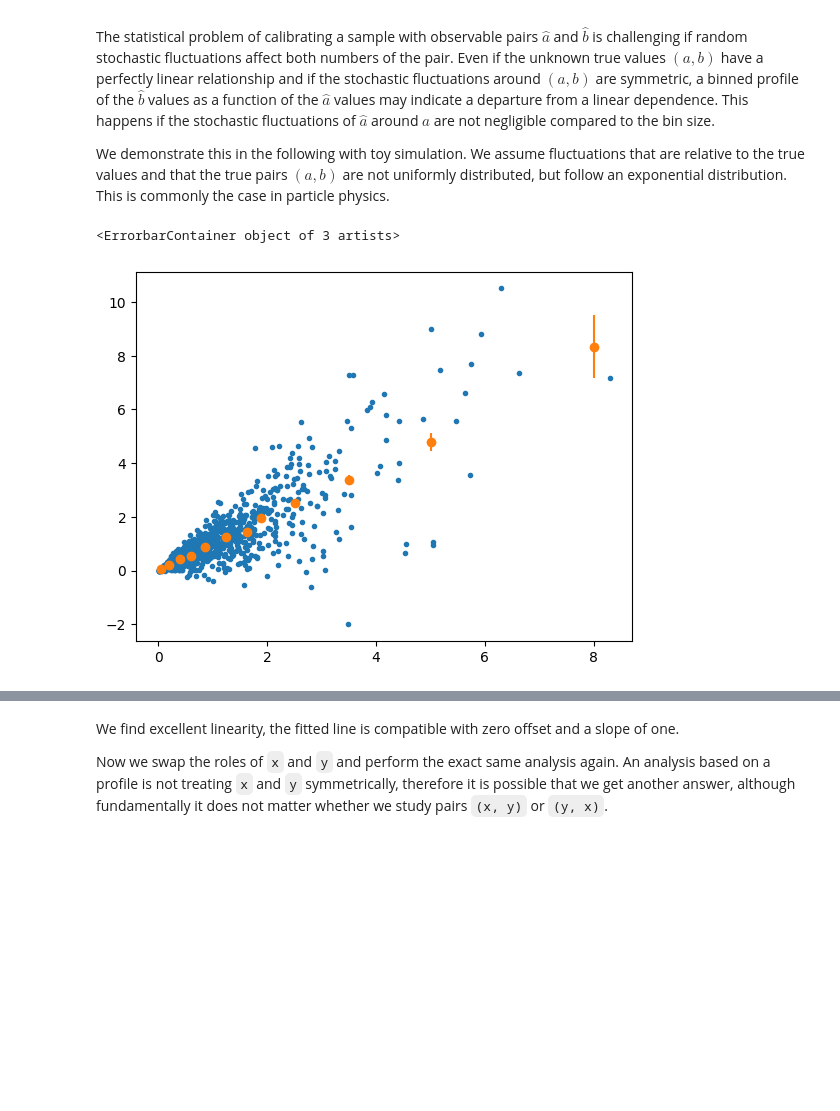
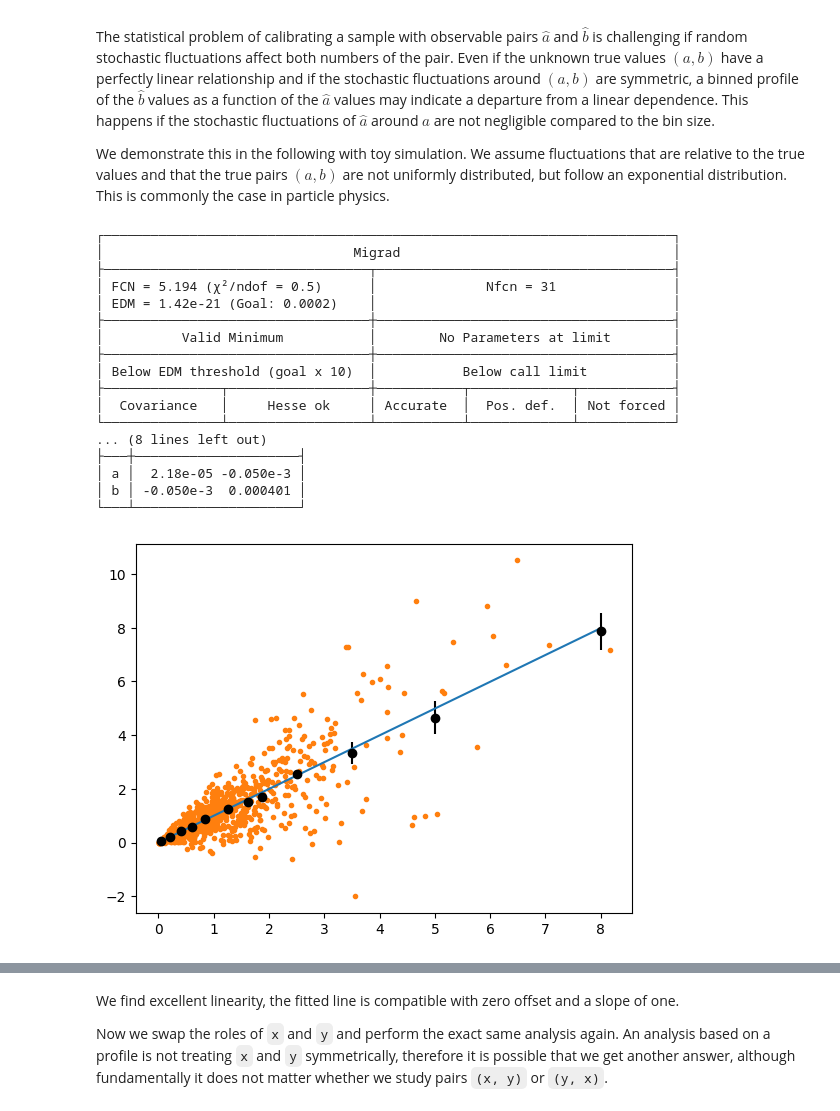
Before and after one commit to HDembinski/HDembinski.github.io, a Jupyter notebook: naive_calibration_bias.ipynb, the cells around one changed output, grey strips where cells are left out. Cells and saved outputs as stored; diff of their text form; code cells hidden in the pictures; blank space fills up the shorter version.

```diff
--- a/naive_calibration_bias.ipynb
+++ b/naive_calibration_bias.ipynb
@@ -7,31 +7,53 @@ We demonstrate this in the following with toy simulation. We assume fluctuations
 # %%
 import numpy as np
 from matplotlib import pyplot as plt
 import boost_histogram as bh
 from iminuit import Minuit
 from iminuit.cost import LeastSquares
 
 rng = np.random.default_rng(1)
 
 x_true = rng.exponential(1, size=1000)
 # x_true = rng.uniform(0, 10, size=1000)
 y_true = x_true.copy()
 
 def sigma_x(x_true):
-    return x_true * 0.05
+    return x_true * 0.1
 
 def sigma_y(y_true):
     return y_true * 0.5
 
 x = rng.normal(x_true, sigma_x(x_true))
 y = rng.normal(y_true, sigma_y(y_true))
 
-plt.scatter(x, y, marker=".")
-
 h = bh.Histogram(bh.axis.Variable([0, 0.1, 0.3, 0.5, 0.7, 1, 1.5, 1.75, 2, 3, 4, 6, 10]), storage=bh.storage.Mean())
 h.fill(x, sample=y)
 
-plt.errorbar(h.axes[0].centers, h.values(), h.variances(), fmt="o", color="C1")
+def line(x, a, b):
+    return a + x * b
+
+m = Minuit(LeastSquares(h.axes[0].centers, h.values(), h.variances() ** 0.5, line), 0, 0)
+m.migrad()
+
+plt.scatter(x, y, marker=".", color="C1")
+m.visualize()
+print(m)
 # %% [output]
-<ErrorbarContainer object of 3 artists>
+┌─────────────────────────────────────────────────────────────────────────┐
+│                                Migrad                                   │
+├──────────────────────────────────┬──────────────────────────────────────┤
+│ FCN = 5.194 (χ²/ndof = 0.5)      │              Nfcn = 31               │
+│ EDM = 1.42e-21 (Goal: 0.0002)    │                                      │
+├──────────────────────────────────┼──────────────────────────────────────┤
+│          Valid Minimum           │        No Parameters at limit        │
+├──────────────────────────────────┼──────────────────────────────────────┤
+│ Below EDM threshold (goal x 10)  │           Below call limit           │
+├───────────────┬──────────────────┼───────────┬─────────────┬────────────┤
+│  Covariance   │     Hesse ok     │ Accurate  │  Pos. def.  │ Not forced │
+└───────────────┴──────────────────┴───────────┴─────────────┴────────────┘
+... (8 lines left out)
+├───┼─────────────────────┤
+│ a │  2.18e-05 -0.050e-3 │
+│ b │ -0.050e-3  0.000401 │
+└───┴─────────────────────┘
-[figure, old version]
+[figure, new version]
```
Also changed, not shown: parts of 4 cells of this notebook.
